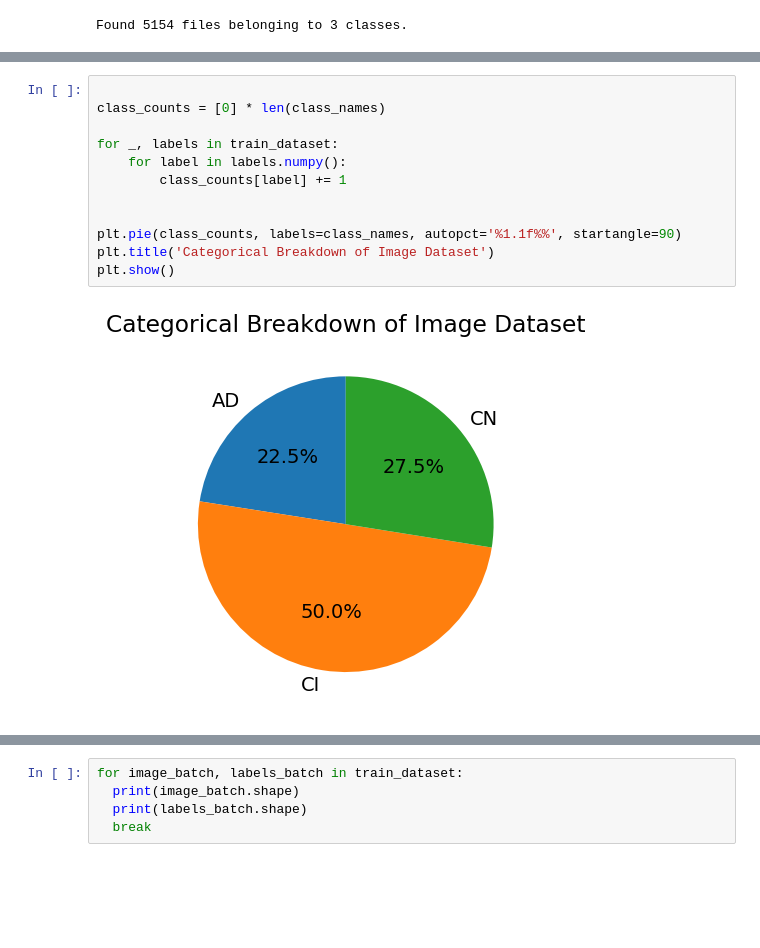
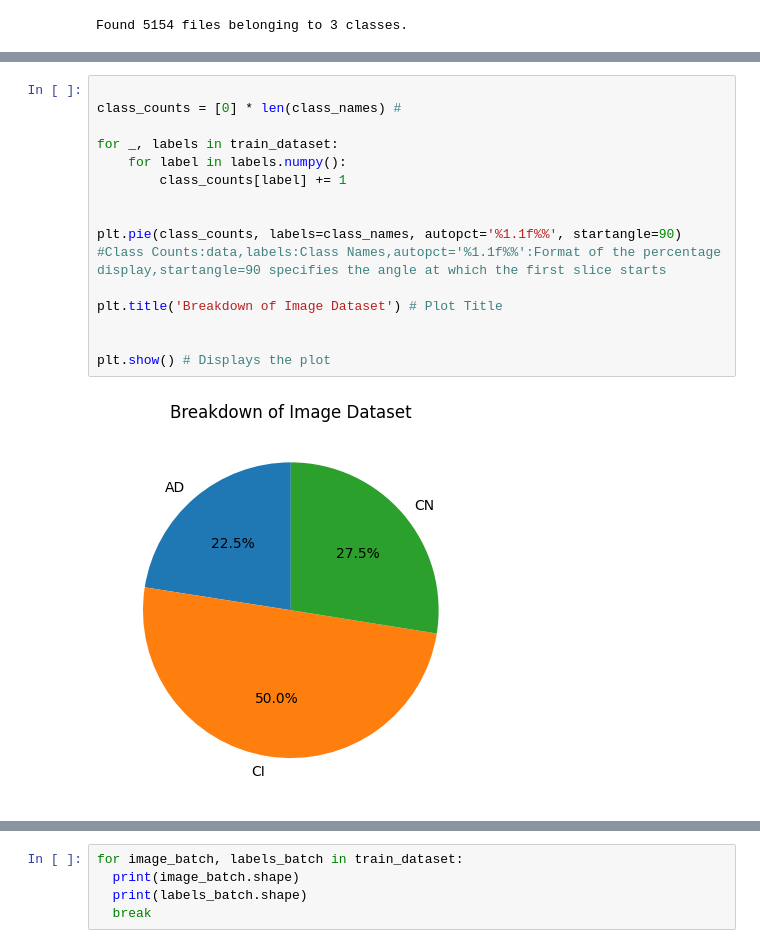
Before and after one commit to JordanoPreteroti/Alz_Classification, a Jupyter notebook: main.ipynb, the cells around one changed output, grey strips where cells are left out. Saved outputs shown, nothing was run; the diff lists cells and outputs as text; blank space fills up the shorter version.

```diff
--- a/main.ipynb
+++ b/main.ipynb
@@ -70,17 +72,21 @@ plt.show()
 # %%
 
-class_counts = [0] * len(class_names)
+class_counts = [0] * len(class_names) #
 
 for _, labels in train_dataset:
     for label in labels.numpy():
         class_counts[label] += 1
 
 
 plt.pie(class_counts, labels=class_names, autopct='%1.1f%%', startangle=90)
-plt.title('Categorical Breakdown of Image Dataset')
-plt.show()
+#Class Counts:data,labels:Class Names,autopct='%1.1f%%':Format of the percentage display,startangle=90 specifies the angle at which the first slice starts
+
+plt.title('Breakdown of Image Dataset') # Plot Title
+
+
+plt.show() # Displays the plot
 # %% [output]
-[figure, old version]
+[figure, new version]
 # %%
 plt.figure(figsize=(3,3))
 plt.pie(
```
Also changed, not shown: parts of 10 cells of this notebook, 2 other files.
